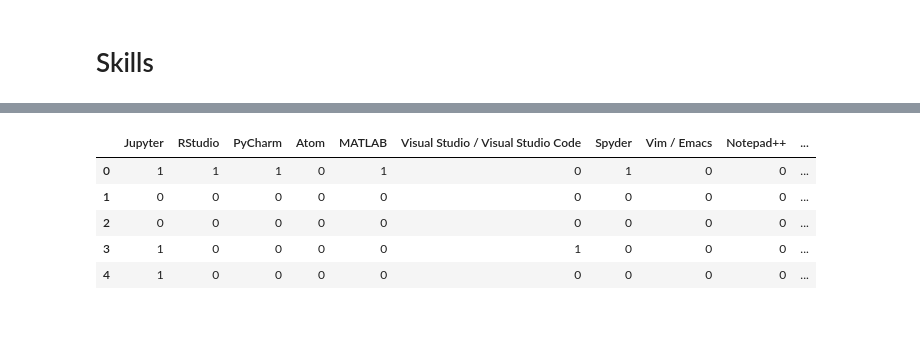
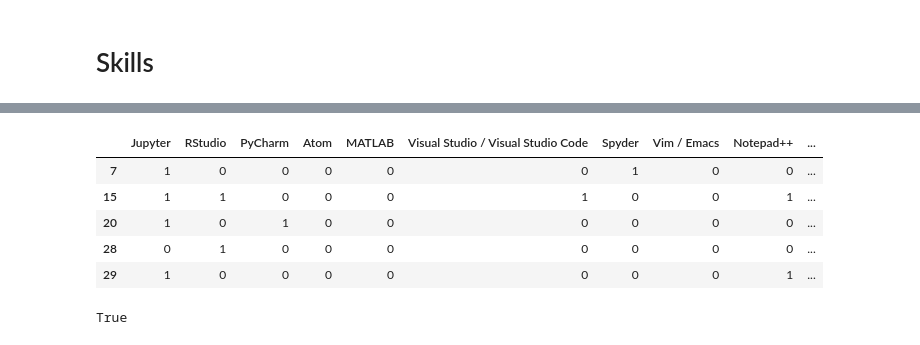
Before and after one commit to sfczekalski/women_kaggle, a Jupyter notebook: notebooks/Analysis.ipynb, the cells around one changed output, grey strips where cells are left out. Drawn from its saved outputs; the diff is of its cells as text; code cells hidden in the pictures.

```diff
--- a/notebooks/Analysis.ipynb
+++ b/notebooks/Analysis.ipynb
@@ -223,6 +225,3 @@ plt.tight_layout();
 [figure]
 # %% [markdown]
 # Skills
-# %%
-for c in df.columns:
-    print(c)
@@ -258,36 +239,49 @@ ml_frameworks_usage = ["Q28_Part_1", "Q28_Part_2", "Q28_Part_3", "Q28_Part_4", "
 cloud_platforms_usage = ["Q29_Part_1", "Q29_Part_2", "Q29_Part_3", "Q29_Part_4", "Q29_Part_5", "Q29_Part_6", "Q29_Part_7", "Q29_Part_8", "Q29_Part_9", "Q29_Part_10"]
 cloud_products_usage = ["Q30_Part_1", "Q30_Part_2", "Q30_Part_3", "Q30_Part_4", "Q30_Part_5", "Q30_Part_6", "Q30_Part_7", "Q30_Part_8", "Q30_Part_9", "Q30_Part_10"]
 big_data_products_usage = ["Q31_Part_1", "Q31_Part_2", "Q31_Part_3", "Q31_Part_4", "Q31_Part_5", "Q31_Part_6", "Q31_Part_7", "Q31_Part_8", "Q31_Part_9", "Q31_Part_10"]
 ml_products_usage = ["Q32_Part_1", "Q32_Part_2", "Q32_Part_3", "Q32_Part_4", "Q32_Part_5", "Q32_Part_6", "Q32_Part_7", "Q32_Part_8", "Q32_Part_9", "Q32_Part_10"]
 automl_tools = ["Q33_Part_1", "Q33_Part_2", "Q33_Part_3", "Q33_Part_4", "Q33_Part_5", "Q33_Part_6", "Q33_Part_7", "Q33_Part_8", "Q33_Part_9", "Q33_Part_10"]
 db_tools = ["Q34_Part_1", "Q34_Part_2", "Q34_Part_3", "Q34_Part_4", "Q34_Part_5", "Q34_Part_6", "Q34_Part_7", "Q34_Part_8", "Q34_Part_9", "Q34_Part_10"]
 
+gender_question = ["Q2"]
+
 # Dataframe with skills related questions
 df_skills = pd.read_csv('../data/raw/multiple_choice_responses.csv')
-skills = [ide_usage, notebook_usage, language_usage, visual_usage, algo_usage,
+skills = [gender_question, ide_usage, notebook_usage, language_usage, visual_usage, algo_usage,
           ml_tools_usage, cv_usage, nlp_usage, ml_frameworks_usage,  cloud_platforms_usage,
           big_data_products_usage, ml_products_usage, automl_tools, db_tools]
 df_skills = df_skills.loc[:, np.concatenate(skills)]
 
 # Questions as column names
 df_skills.columns = df_skills.iloc[0]
 df_skills.drop(df_skills.index[0], inplace=True)
 df_skills = df_skills.reset_index(drop=True)
+
+# Analize only female kagglers
+df_skills = df_skills[df_skills['What is your gender? - Selected Choice']=='Female']
+df_skills.drop(columns=['What is your gender? - Selected Choice'], inplace=True)
 
 # Shorten column names - only a skill name
 for c in df_skills.columns:
     column_name = c.split('Selected Choice - ')[-1].strip().split('(')[0]
     df_skills.rename(columns={c: column_name}, inplace=True)
 
 # Binarize
 df_skills[~df_skills.isnull()] = 1
 df_skills[df_skills.isnull()] = 0
 df_skills = df_skills.astype(np.int8)
+
+# Discard rare skills
+df_skills = df_skills.loc[:, df_skills.sum(axis=0) > 100]
+
+# Discard users that haven't chosen at least 1 skill
+df_skills = df_skills[df_skills.sum(axis=1) > 1]
+
 df_skills.head()
 # %% [output]
 |  | Jupyter | RStudio | PyCharm | Atom | MATLAB | Visual Studio / Visual Studio Code | Spyder | Vim / Emacs | Notepad++ | ... |
-| 0 | 1 | 1 | 1 | 0 | 1 | 0 | 1 | 0 | 0 | ... |
-| 1 | 0 | 0 | 0 | 0 | 0 | 0 | 0 | 0 | 0 | ... |
-| 2 | 0 | 0 | 0 | 0 | 0 | 0 | 0 | 0 | 0 | ... |
-| 3 | 1 | 0 | 0 | 0 | 0 | 1 | 0 | 0 | 0 | ... |
-| 4 | 1 | 0 | 0 | 0 | 0 | 0 | 0 | 0 | 0 | ... |
+| 7 | 1 | 0 | 0 | 0 | 0 | 0 | 1 | 0 | 0 | ... |
+| 15 | 1 | 1 | 0 | 0 | 0 | 1 | 0 | 0 | 1 | ... |
+| 20 | 1 | 0 | 1 | 0 | 0 | 0 | 0 | 0 | 0 | ... |
+| 28 | 0 | 1 | 0 | 0 | 0 | 0 | 0 | 0 | 0 | ... |
+| 29 | 1 | 0 | 0 | 0 | 0 | 0 | 0 | 0 | 1 | ... |
@@ -296,2 +288,6 @@ df_skills.to_csv(data_folder + 'interim/' + 'skill_binary.csv', index=False)
 # %%
 skills_matrix = scipy.sparse.csr_matrix(df_skills.values)
+BG = nx.algorithms.bipartite.matrix.from_biadjacency_matrix(skills_matrix)
+bipartite.is_bipartite(BG)
+# %% [output]
+True
```
Also changed, not shown: parts of 10 cells of this notebook, 1 other file.
